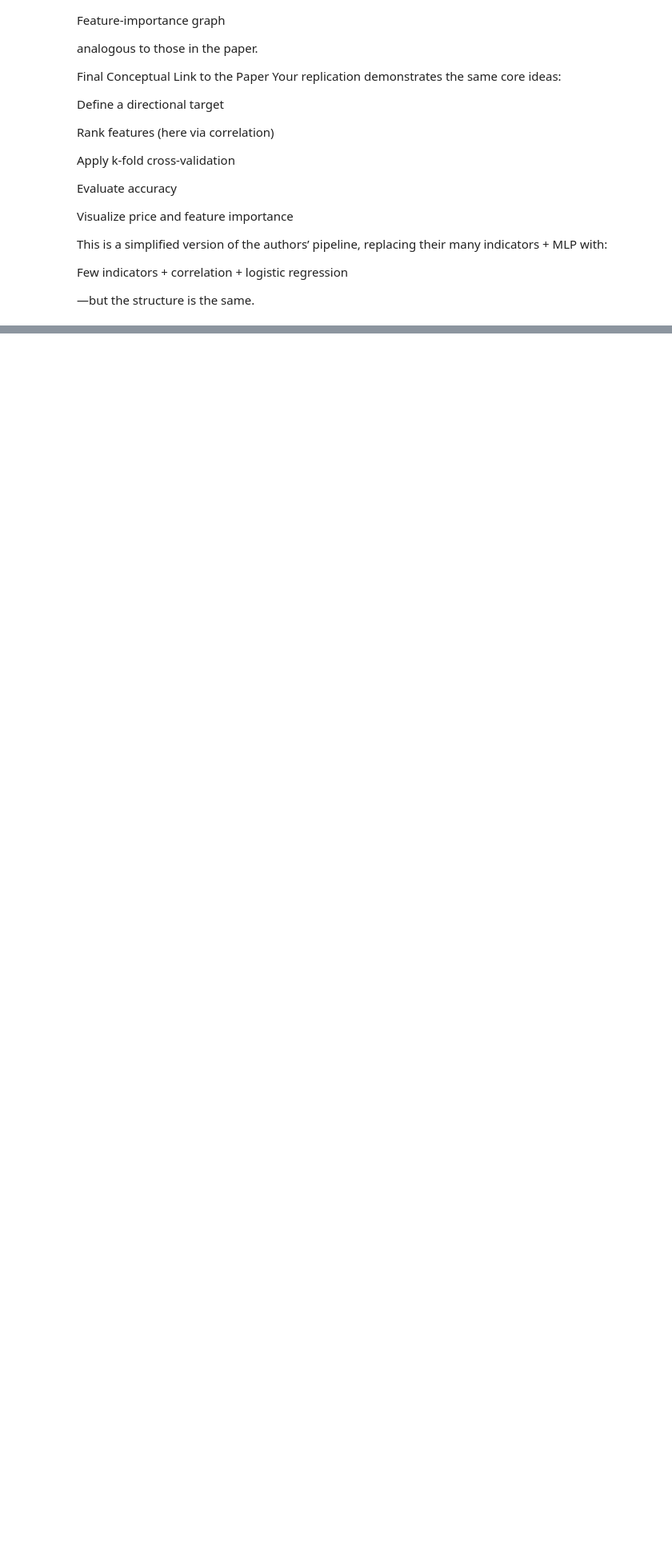
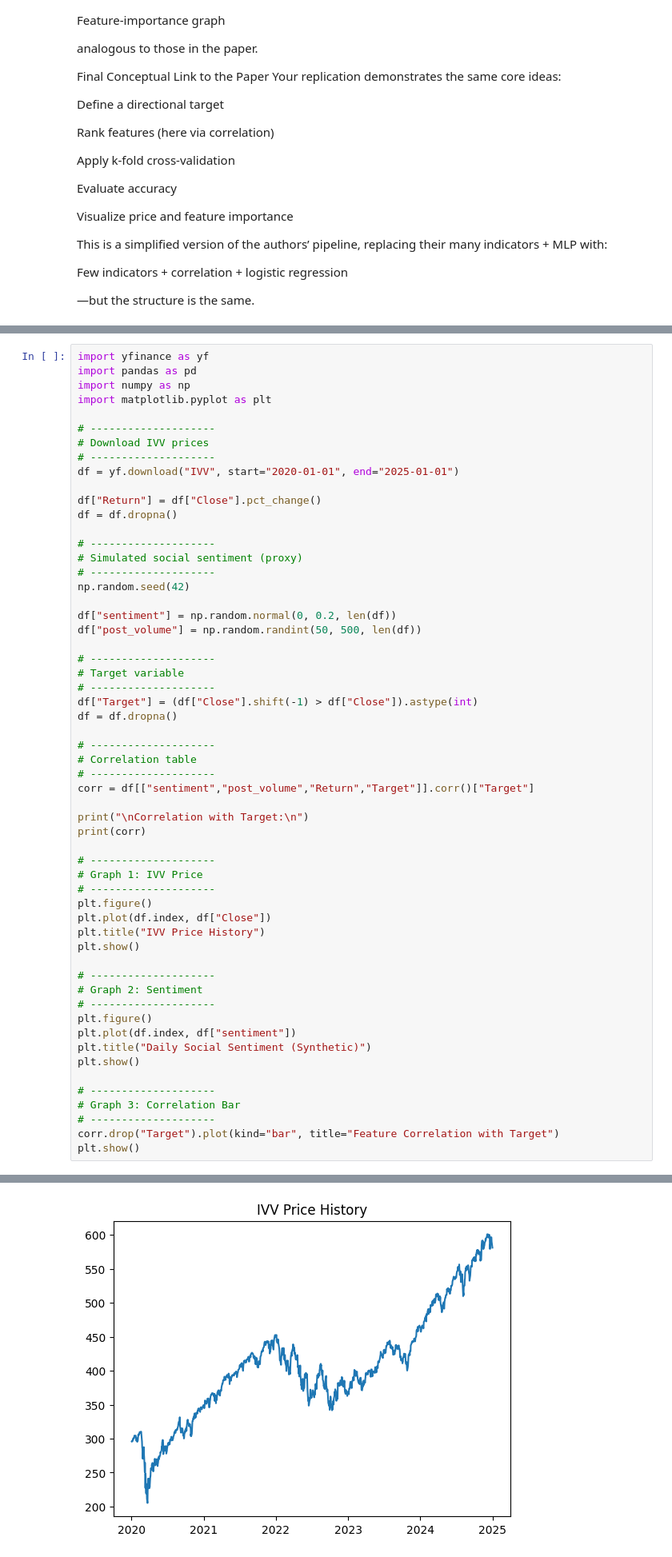
Before and after one commit to Jcoder418/MScFE600-Financial-Data-GWP1, a Jupyter notebook: MScFE600-Financial-Data-GWP1.ipynb, the cells around one changed output, grey strips where cells are left out. Shown at 80% size. Saved outputs shown, nothing was run; the diff lists cells and outputs as text; blank space fills up the shorter version.

```diff
--- a/MScFE600-Financial-Data-GWP1.ipynb
+++ b/MScFE600-Financial-Data-GWP1.ipynb
@@ -708,0 +903,58 @@ Few indicators + correlation + logistic regression
+# %%
+import yfinance as yf
+import pandas as pd
+import numpy as np
+import matplotlib.pyplot as plt
+
+# --------------------
+# Download IVV prices
+# --------------------
+df = yf.download("IVV", start="2020-01-01", end="2025-01-01")
+
+df["Return"] = df["Close"].pct_change()
+df = df.dropna()
+
+# --------------------
+# Simulated social sentiment (proxy)
+# --------------------
+np.random.seed(42)
+
+df["sentiment"] = np.random.normal(0, 0.2, len(df))
+df["post_volume"] = np.random.randint(50, 500, len(df))
+
+# --------------------
+# Target variable
+# --------------------
+df["Target"] = (df["Close"].shift(-1) > df["Close"]).astype(int)
+df = df.dropna()
+
+# --------------------
+# Correlation table
+# --------------------
+corr = df[["sentiment","post_volume","Return","Target"]].corr()["Target"]
+
+print("\nCorrelation with Target:\n")
+print(corr)
+
+# --------------------
+# Graph 1: IVV Price
+# --------------------
+plt.figure()
+plt.plot(df.index, df["Close"])
+plt.title("IVV Price History")
+plt.show()
+
+# --------------------
+# Graph 2: Sentiment
+# --------------------
+plt.figure()
+plt.plot(df.index, df["sentiment"])
+plt.title("Daily Social Sentiment (Synthetic)")
+plt.show()
+
+# --------------------
+# Graph 3: Correlation Bar
+# --------------------
+corr.drop("Target").plot(kind="bar", title="Feature Correlation with Target")
+plt.show()
+# %% [output]
@@ -708,0 +970 @@ Few indicators + correlation + logistic regression
+[figure, added]
```
Also changed, not shown: parts of 9 cells of this notebook, 1 other file.
